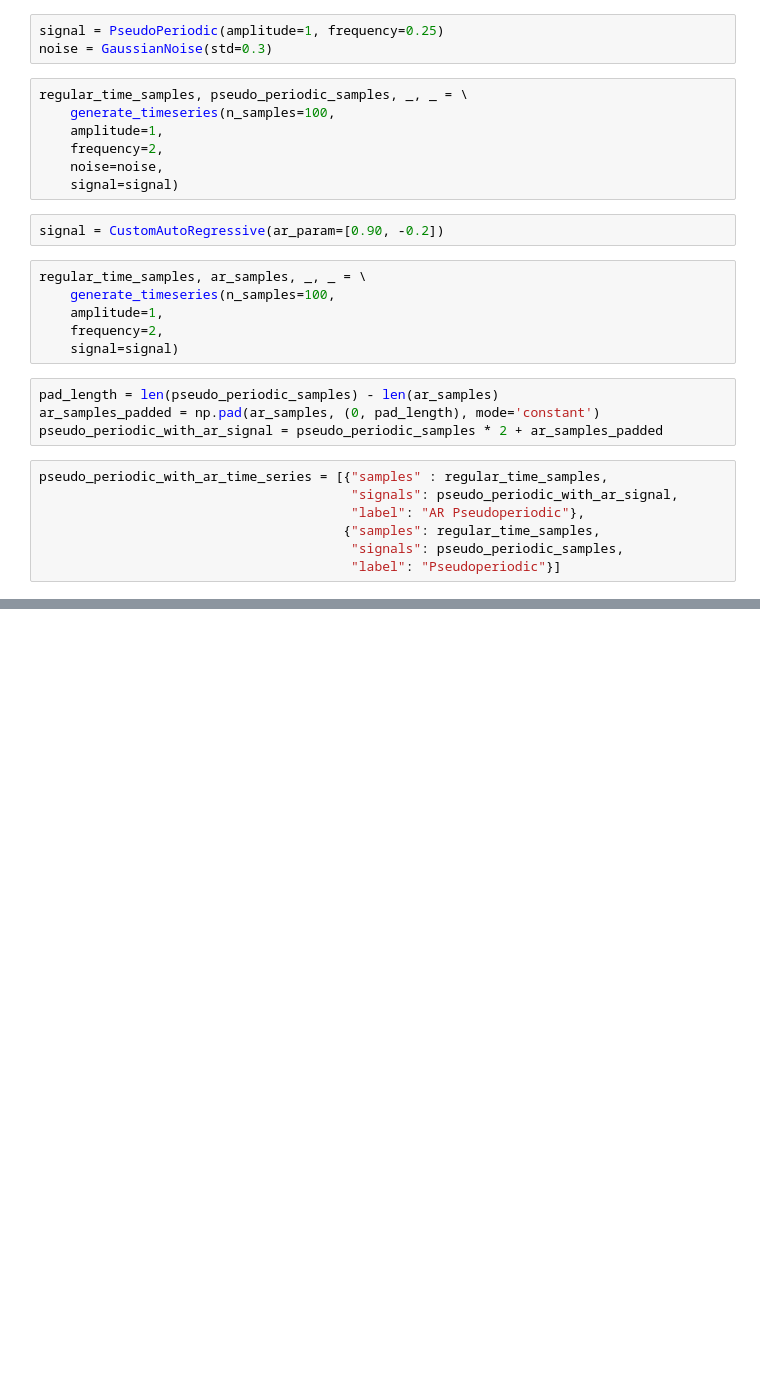
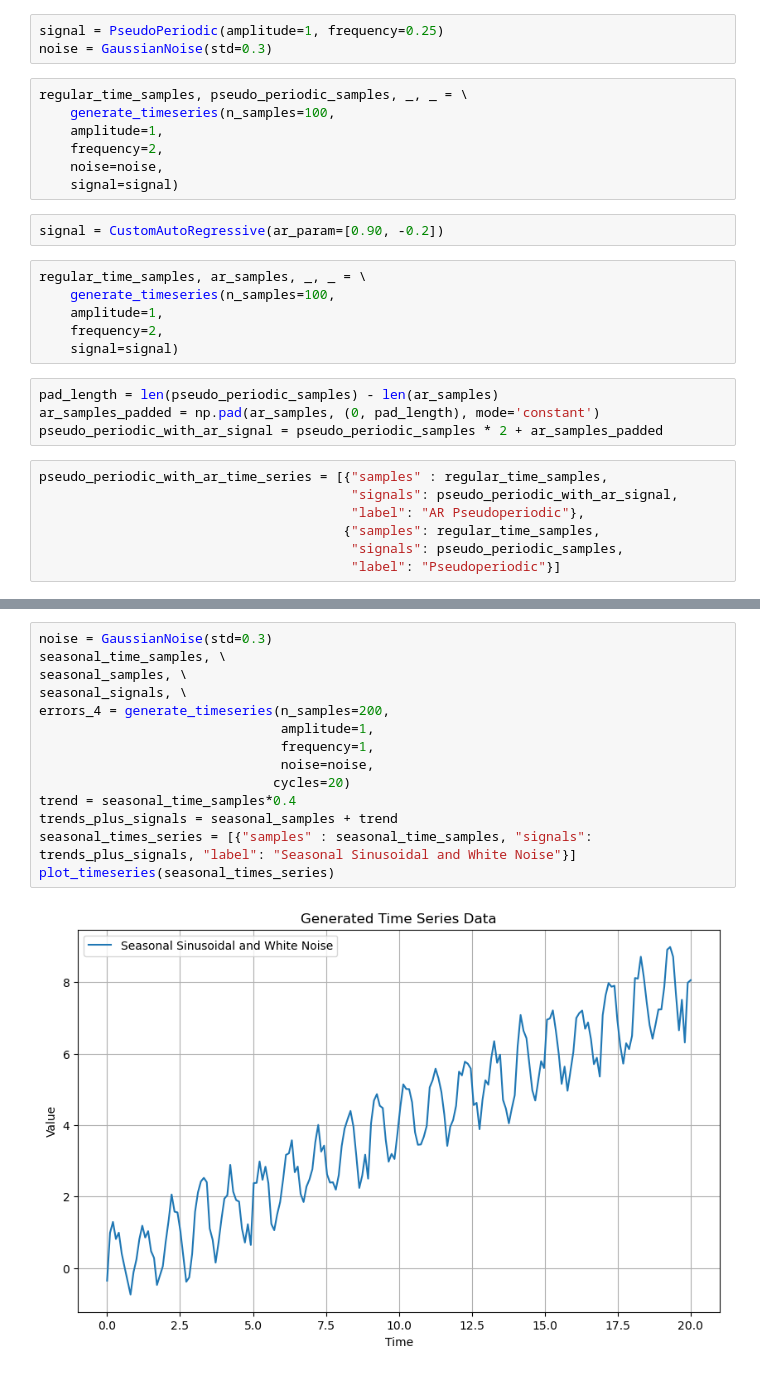
Before and after one commit to johnsonlarryl/machine_learning_training, a Jupyter notebook: supervised/regression/autoregressive/chapter_1/notebooks/timesynth.ipynb, the cells around one changed output, grey strips where cells are left out. Saved outputs shown, nothing was run; the diff lists cells and outputs as text; blank space fills up the shorter version.

```diff
--- a/supervised/regression/autoregressive/chapter_1/notebooks/timesynth.ipynb
+++ b/supervised/regression/autoregressive/chapter_1/notebooks/timesynth.ipynb
@@ -139,0 +182,16 @@ plot_timeseries(pseudo_periodic_with_ar_time_series, title="Pseudo Periodic with
+# %%
+noise = GaussianNoise(std=0.3)
+seasonal_time_samples, \
+seasonal_samples, \
+seasonal_signals, \
+errors_4 = generate_timeseries(n_samples=200,
+                               amplitude=1,
+                               frequency=1,
+                               noise=noise,
+                              cycles=20)
+trend = seasonal_time_samples*0.4
+trends_plus_signals = seasonal_samples + trend
+seasonal_times_series = [{"samples" : seasonal_time_samples, "signals": trends_plus_signals, "label": "Seasonal Sinusoidal and White Noise"}]
+plot_timeseries(seasonal_times_series)
+# %% [output]
+[figure, added]
```
Also changed, not shown: parts of 11 cells of this notebook.
